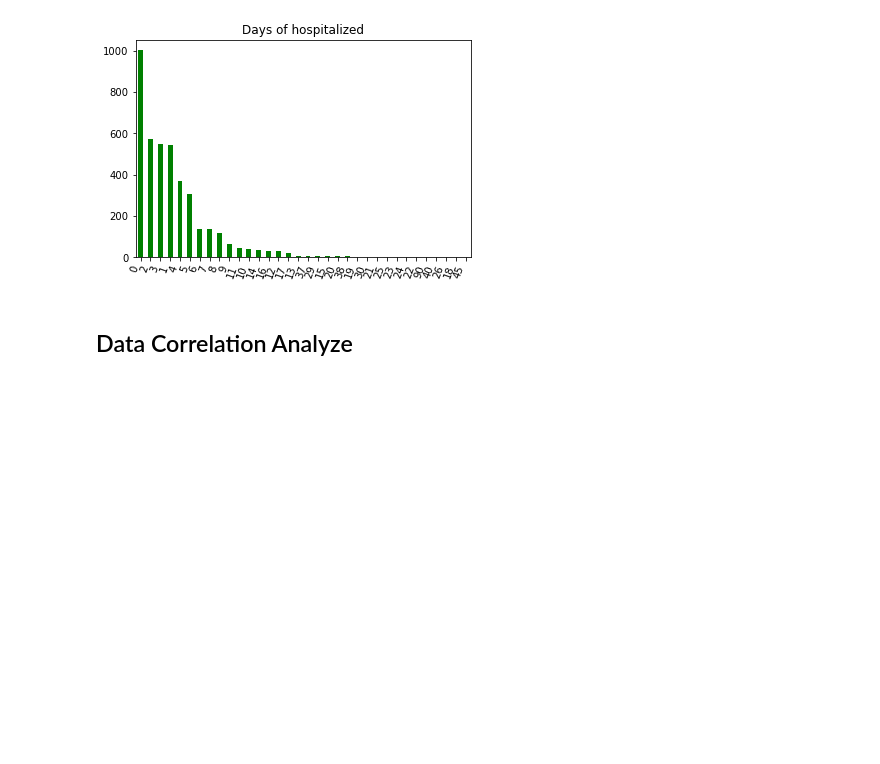
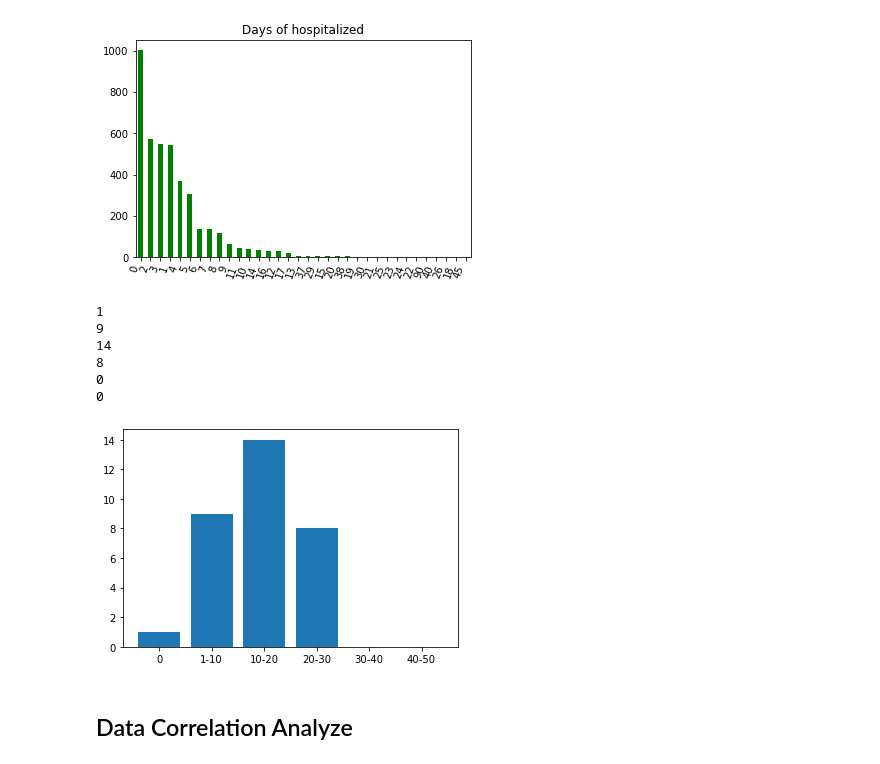
Before and after one commit to Eg07/Data_Literacy_Ws_21_22, a Jupyter notebook: src/model.ipynb, the cells around one changed output. Drawn from its saved outputs; the diff is of its cells as text; code cells hidden in the pictures; blank space fills up the shorter version.

```diff
--- a/src/model.ipynb
+++ b/src/model.ipynb
@@ -1063,6 +1122,62 @@ ax.set_title('Days of hospitalized')
 plt.show()
 # %% [output]
 [figure]
+# %%
+dys = dict(hospitalized_patients["HOSPDAYS"].value_counts())
+
+zero_days = []
+under_10 = []
+ten_20 = []
+ten_30 = []
+ten_40 = []
+ten_50 = []
+for k,v in dys.items():
+    if k ==0:
+        zero_days.append(v)
+    if k> 1 and k<=10:
+        under_10.append(v)
+    if k >10 and k<=20:
+        ten_20.append(v)
+    if k >20 and k<=30:
+        ten_30.append(v)
+    if k >30 and k<=40:
+        ten_20.append(v)
+    if k >40 and k<=50:
+        ten_20.append(v)
+    else:
+        continue
+
+data_dict = {
+    '0':len(zero_days),
+    '1-10': len(under_10),
+    '10-20':len(ten_20),
+    '20-30':len(ten_30),
+    '30-40':len(ten_40),
+    '40-50':len(ten_50)
+}
+day_labels , day_sizes = [] , []
+for x, y in data_dict.items():
+    day_labels.append(x)
+    print(y)
+    day_sizes.append(y)
+
+plt.bar(*zip(*data_dict.items()))
+#plt.grid(True)
+plt.show()
+
+# explode = (0.6,0,0,0,0,0)
+# plt.pie(day_sizes, explode=explode, labels=day_labels, autopct='%1.1f%%',shadow=True, startangle=90)
+# plt.axis('equal')
+
+plt.show()
+# %% [output]
+1
+9
+14
+8
+0
+0
+[figure, added]
 # %%
 df_data_coor =df_vax_and_data_and_sym.drop(columns='VAERS_ID_DATA')
 # %%
```
Also changed, not shown: parts of 8 cells of this notebook.
